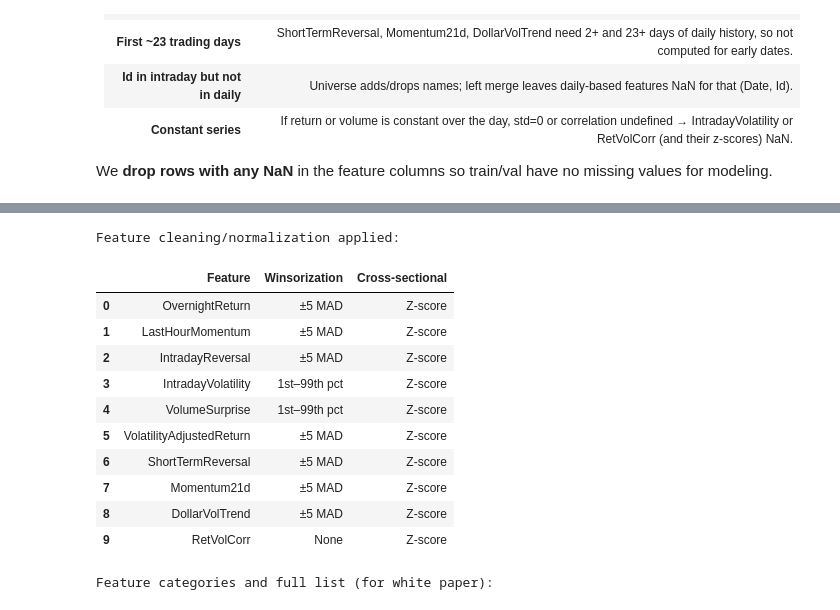
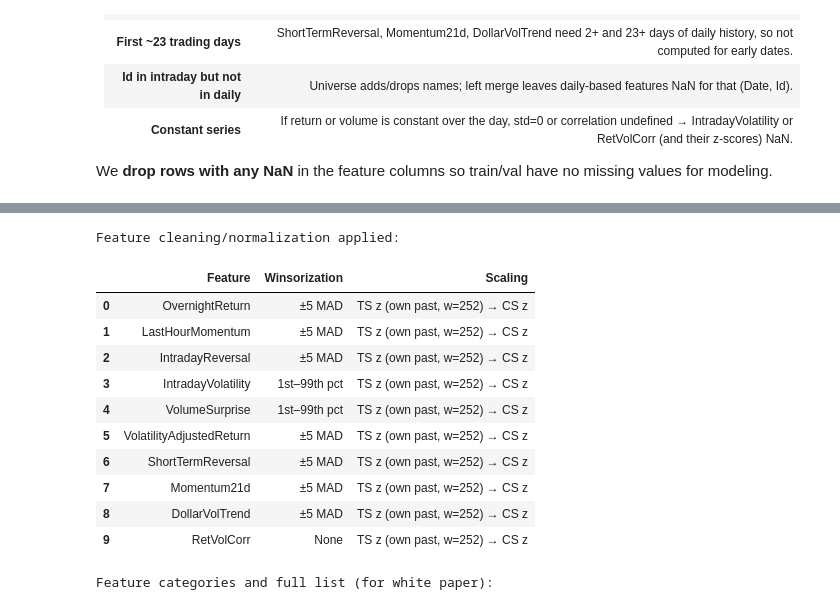
Before and after one commit to liny-r/MTH9899-Project, a Jupyter notebook: project.ipynb, the cells around one changed output, grey strips where cells are left out. Cells and saved outputs as stored; diff of their text form; code cells hidden in the pictures.

```diff
--- a/project.ipynb
+++ b/project.ipynb
@@ -84,20 +115,3 @@ Target built for 1257 dates, 623,569 (Date, Id) rows
 | 7 | 20100104 | BBG000BB1TH9 | -0.000795 | 0.000586 | -0.001381 |
 | 8 | 20100104 | BBG000BB29X4 | -0.003348 | -0.000461 | -0.002887 |
 | 9 | 20100104 | BBG000BB2DM7 | 0.016519 | 0.000427 | 0.016093 |
-# %%
-# --- Clipping (recommended before fitting) ---
-# Clip target cross-sectionally at 5 MAD (Median Absolute Deviation) per date, or use symmetric percentiles
-def clip_target_cross_sectional(df, col='Target', n_mad=5):
-    """Clip target at ±n_mad * MAD per date (cross-sectional)."""
-    mad = df.groupby('Date')[col].transform(lambda x: np.median(np.abs(x - np.median(x))))
-    median = df.groupby('Date')[col].transform('median')
-    lower = median - n_mad * mad
-    upper = median + n_mad * mad
-    out = df.copy()
-    out[f'{col}_clipped'] = out[col].clip(lower=lower, upper=upper)
-    return out
-
-target_df = clip_target_cross_sectional(target_df, col='Target', n_mad=5)
-# Use Target_clipped for fitting; keep Target for evaluation if needed
-print('Target stats (raw vs clipped):')
-print(target_df[['Target', 'Target_clipped']].describe())
@@ -116,0 +118,5 @@ max         1.948899        0.058939
+# %%
+# --- Target: time-series z only (per Id, past only). No cross-sectional winsor or CS z-score on target. ---
+target_df['Target_norm'] = zscore_time_series_per_id(target_df, 'Target')
+print('Target stats (raw vs per-Id TS z → Target_norm for fitting):')
+print(target_df[['Target', 'Target_norm']].describe())
@@ -500,27 +741,40 @@ Align with spec:
 # %%
 # Quick reference: feature list and normalization (matches Section 5 feature build)
 mad_features = ['OvernightReturn', 'LastHourMomentum', 'IntradayReversal', 'VolatilityAdjustedReturn', 'ShortTermReversal', 'Momentum21d', 'DollarVolTrend']
 pct_features = ['IntradayVolatility', 'VolumeSurprise']
+
+
+def _feat_base_name(f):
+    return f[:-5] if f.endswith('_hist') else f
+
+
+def _scaling_desc(_f):
+    return f'TS z (own past, w={TS_WINDOW}) → CS z'
+
+
 feat_normalization = pd.DataFrame({
     'Feature': feature_cols,
-    'Winsorization': ['±5 MAD' if f in mad_features else ('1st–99th pct' if f in pct_features else 'None') for f in feature_cols],
-    'Cross-sectional': 'Z-score',
+    'Winsorization': [
+        '±5 MAD' if _feat_base_name(f) in mad_features else ('1st–99th pct' if _feat_base_name(f) in pct_features else 'None')
+        for f in feature_cols
+    ],
+    'Scaling': [_scaling_desc(f) for f in feature_cols],
 })
 print('Feature cleaning/normalization applied:')
 display(feat_normalization)
 # %% [output]
 Feature cleaning/normalization applied:
-|  | Feature | Winsorization | Cross-sectional |
-| 0 | OvernightReturn | ±5 MAD | Z-score |
-| 1 | LastHourMomentum | ±5 MAD | Z-score |
-| 2 | IntradayReversal | ±5 MAD | Z-score |
-| 3 | IntradayVolatility | 1st–99th pct | Z-score |
-| 4 | VolumeSurprise | 1st–99th pct | Z-score |
-| 5 | VolatilityAdjustedReturn | ±5 MAD | Z-score |
-| 6 | ShortTermReversal | ±5 MAD | Z-score |
-| 7 | Momentum21d | ±5 MAD | Z-score |
-| 8 | DollarVolTrend | ±5 MAD | Z-score |
-| 9 | RetVolCorr | None | Z-score |
+|  | Feature | Winsorization | Scaling |
+| 0 | OvernightReturn | ±5 MAD | TS z (own past, w=252) → CS z |
+| 1 | LastHourMomentum | ±5 MAD | TS z (own past, w=252) → CS z |
+| 2 | IntradayReversal | ±5 MAD | TS z (own past, w=252) → CS z |
+| 3 | IntradayVolatility | 1st–99th pct | TS z (own past, w=252) → CS z |
+| 4 | VolumeSurprise | 1st–99th pct | TS z (own past, w=252) → CS z |
+| 5 | VolatilityAdjustedReturn | ±5 MAD | TS z (own past, w=252) → CS z |
+| 6 | ShortTermReversal | ±5 MAD | TS z (own past, w=252) → CS z |
+| 7 | Momentum21d | ±5 MAD | TS z (own past, w=252) → CS z |
+| 8 | DollarVolTrend | ±5 MAD | TS z (own past, w=252) → CS z |
+| 9 | RetVolCorr | None | TS z (own past, w=252) → CS z |
 # %%
 # Feature categories and full list (for white paper)
 intraday_features = ['OvernightReturn', 'LastHourMomentum', 'IntradayReversal', 'IntradayVolatility', 'VolumeSurprise', 'RetVolCorr']
```
Also changed, not shown: parts of 28 cells of this notebook, 1 other file.
